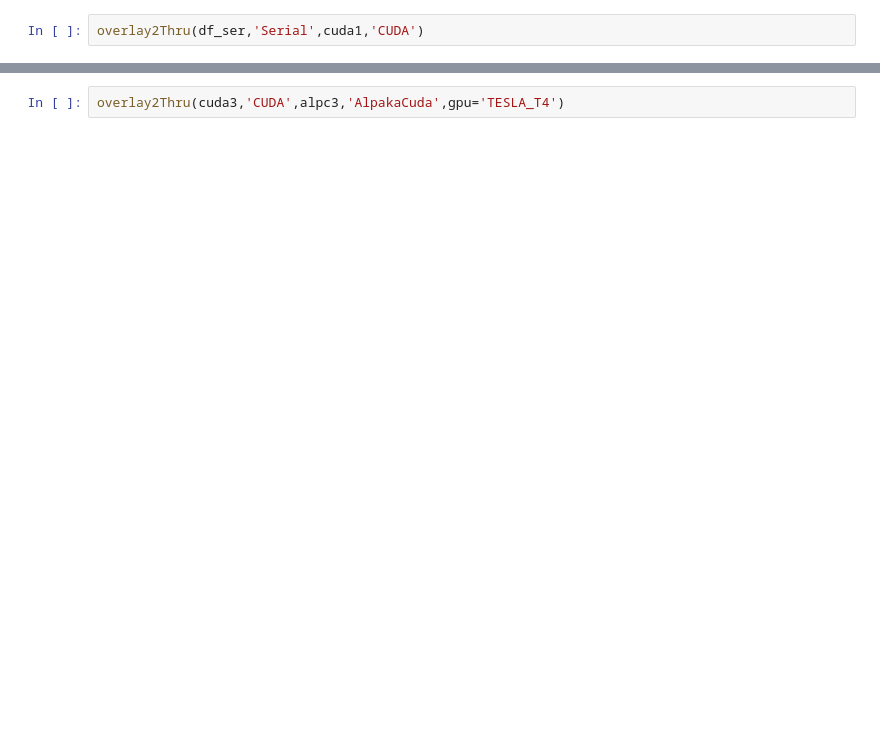
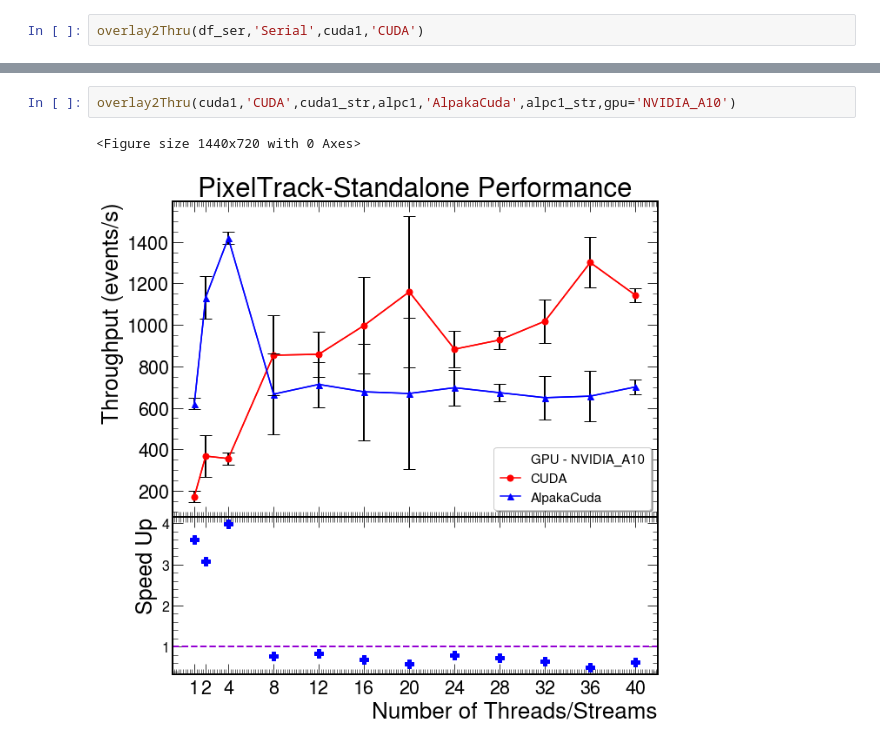
Before and after one commit to pfudolig/pixeltrack-standalone, a Jupyter notebook: overlay_plots.ipynb, the cells around one changed output, grey strips where cells are left out. Saved outputs shown, nothing was run; the diff lists cells and outputs as text; blank space fills up the shorter version.

```diff
--- a/overlay_plots.ipynb
+++ b/overlay_plots.ipynb
@@ -342,2 +360,5 @@ overlay2Thru(df_ser,'Serial',df_alps,'AlpakaSerial')
 # %%
-overlay2Thru(cuda3,'CUDA',alpc3,'AlpakaCuda',gpu='TESLA_T4')
+overlay2Thru(cuda1,'CUDA',cuda1_str,alpc1,'AlpakaCuda',alpc1_str,gpu='NVIDIA_A10')
+# %% [output]
+<Figure size 1440x720 with 0 Axes>
+[figure, added]
```
Also changed, not shown: parts of 3 cells of this notebook, 6 other files.
